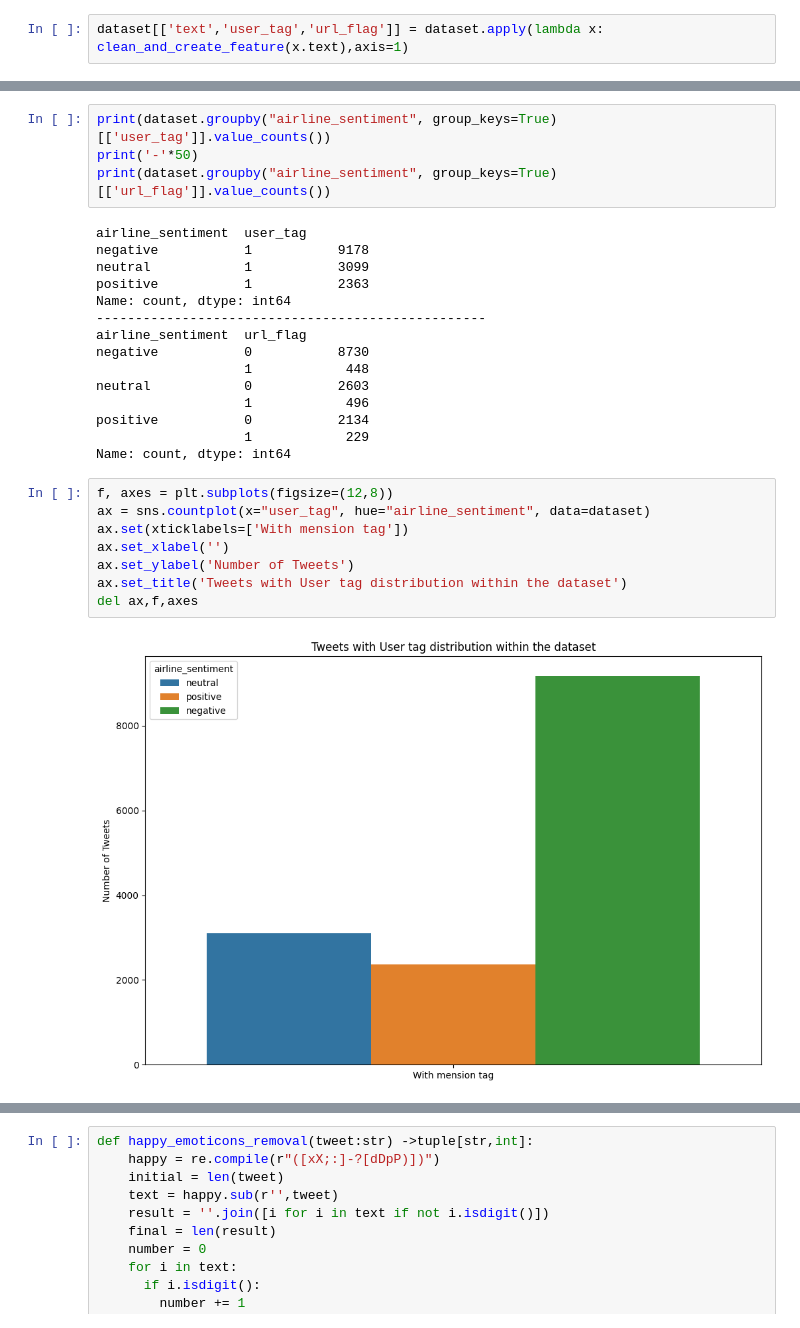
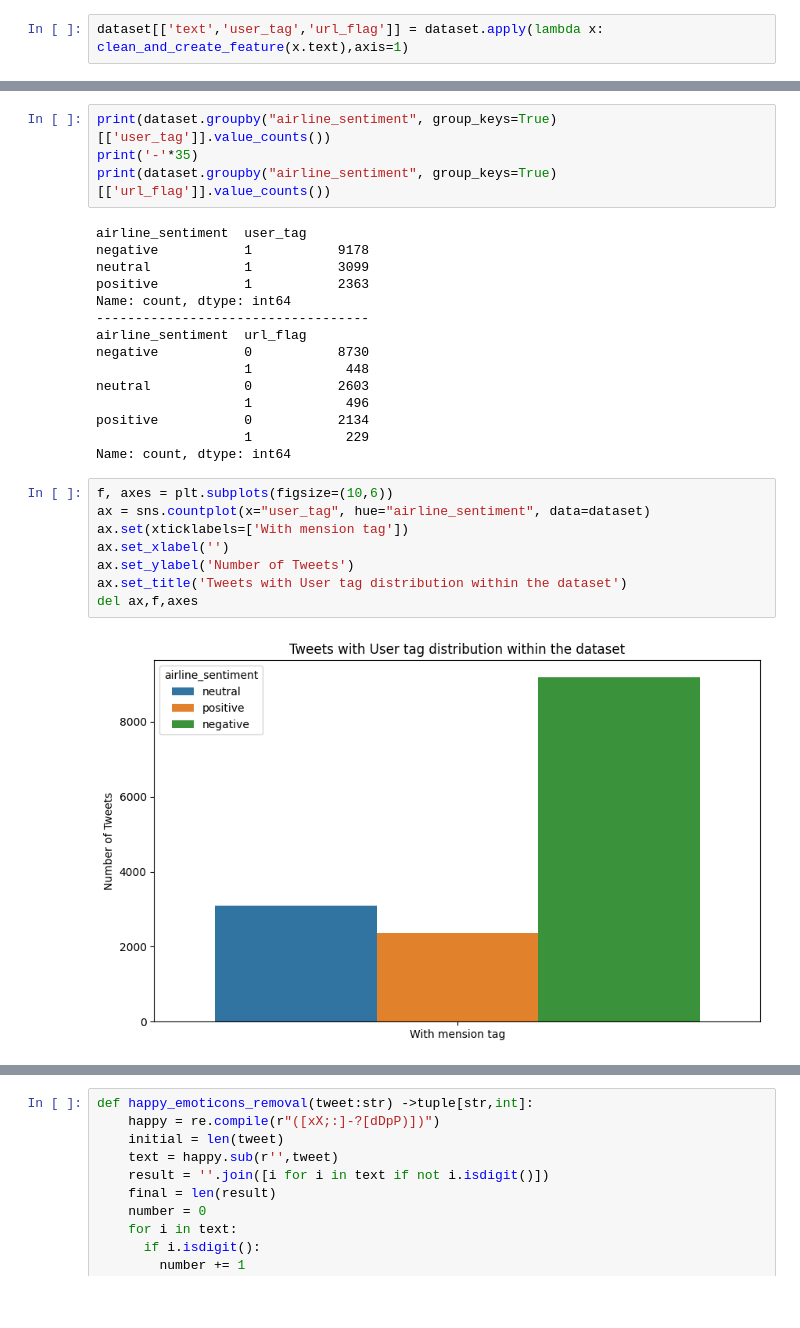
Before and after one commit to elyte5star/NLP, a Jupyter notebook: DAT305.ipynb, the cells around one changed output, grey strips where cells are left out. Cells and saved outputs as stored; diff of their text form; blank space fills up the shorter version.

```diff
--- a/DAT305.ipynb
+++ b/DAT305.ipynb
@@ -585,7 +575,7 @@ dataset.head(3)
 | 2 | 570301083672813571 | neutral | 0.6837 | N/A | NaN | Virgin America | ... |
 # %%
 print(dataset.groupby("airline_sentiment", group_keys=True)[['user_tag']].value_counts())
-print('-'*50)
+print('-'*35)
 print(dataset.groupby("airline_sentiment", group_keys=True)[['url_flag']].value_counts())
 # %% [output]
 airline_sentiment  user_tag
@@ -593,7 +583,7 @@ negative           1           9178
 neutral            1           3099
 positive           1           2363
 Name: count, dtype: int64
---------------------------------------------------
+-----------------------------------
 airline_sentiment  url_flag
 negative           0           8730
                    1            448
@@ -603,13 +593,13 @@ positive           0           2134
                    1            229
 Name: count, dtype: int64
 # %%
-f, axes = plt.subplots(figsize=(12,8))
+f, axes = plt.subplots(figsize=(10,6))
 ax = sns.countplot(x="user_tag", hue="airline_sentiment", data=dataset)
 ax.set(xticklabels=['With mension tag'])
 ax.set_xlabel('')
 ax.set_ylabel('Number of Tweets')
 ax.set_title('Tweets with User tag distribution within the dataset')
 del ax,f,axes
 # %% [output]
-[figure, old version]
+[figure, new version]
 # %%
```
Also changed, not shown: parts of 184 cells of this notebook, 2 other files.
